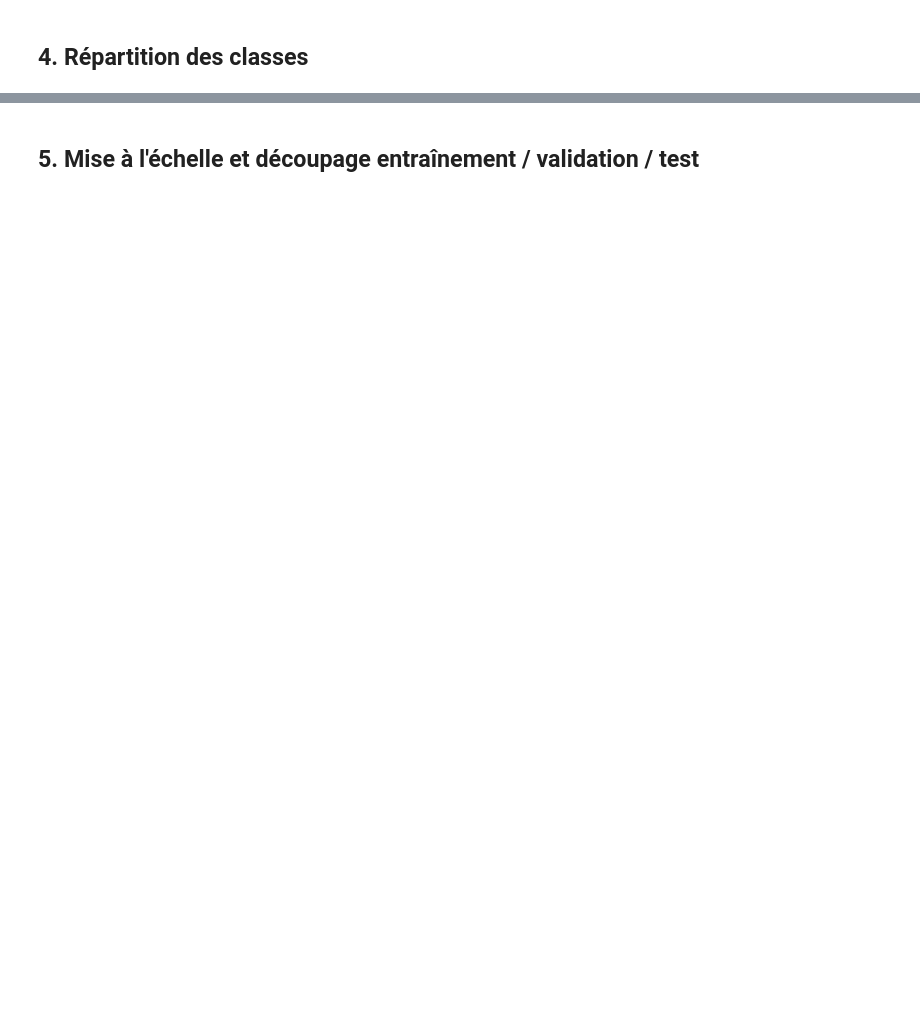
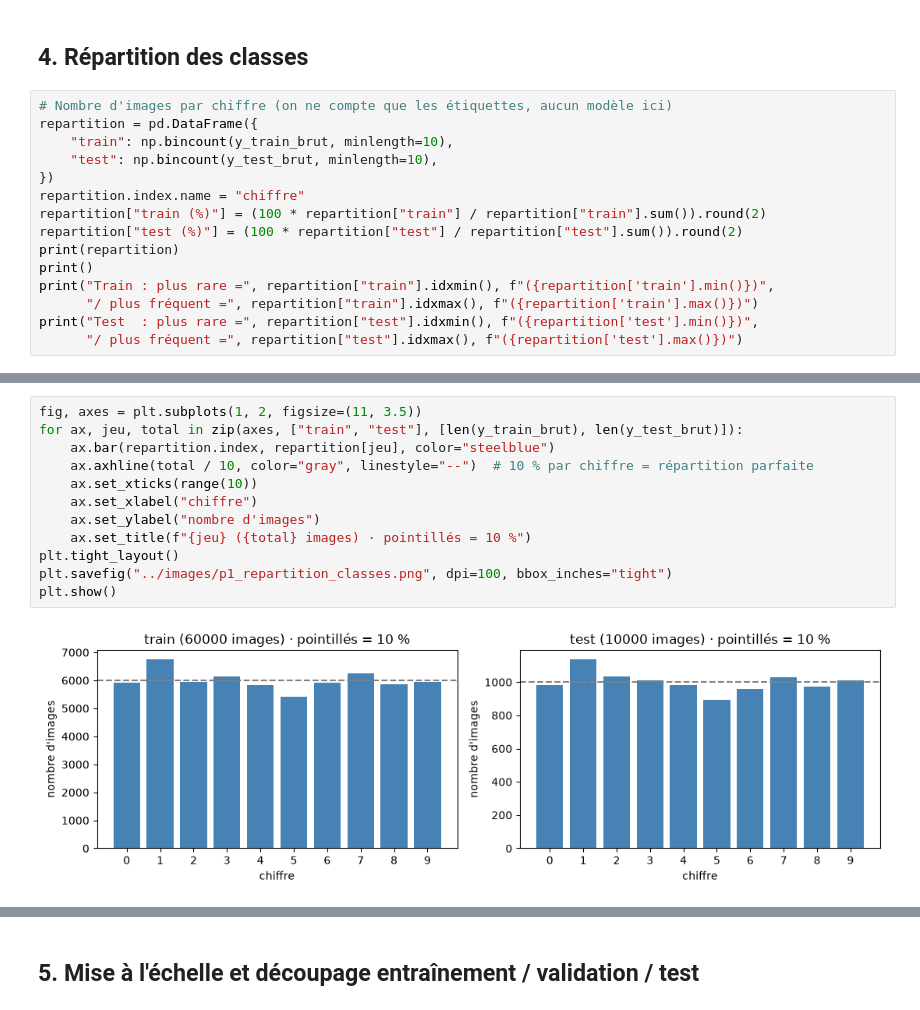
Before and after one commit to TheGoatLucien/handwritten_digits, a Jupyter notebook: notebooks/01_donnees_baseline.ipynb, the cells around one changed output, grey strips where cells are left out. Saved outputs shown, nothing was run; the diff lists cells and outputs as text; blank space fills up the shorter version.

```diff
--- a/notebooks/01_donnees_baseline.ipynb
+++ b/notebooks/01_donnees_baseline.ipynb
@@ -32,2 +84,17 @@ TensorFlow  : 2.21.0
 # %% [markdown]
 ## 4. Répartition des classes
+# %%
+# Nombre d'images par chiffre (on ne compte que les étiquettes, aucun modèle ici)
+repartition = pd.DataFrame({
+    "train": np.bincount(y_train_brut, minlength=10),
+    "test": np.bincount(y_test_brut, minlength=10),
+})
+repartition.index.name = "chiffre"
+repartition["train (%)"] = (100 * repartition["train"] / repartition["train"].sum()).round(2)
+repartition["test (%)"] = (100 * repartition["test"] / repartition["test"].sum()).round(2)
+print(repartition)
+print()
+print("Train : plus rare =", repartition["train"].idxmin(), f"({repartition['train'].min()})",
+      "/ plus fréquent =", repartition["train"].idxmax(), f"({repartition['train'].max()})")
+print("Test  : plus rare =", repartition["test"].idxmin(), f"({repartition['test'].min()})",
+      "/ plus fréquent =", repartition["test"].idxmax(), f"({repartition['test'].max()})")
@@ -33,0 +117,14 @@ TensorFlow  : 2.21.0
+# %%
+fig, axes = plt.subplots(1, 2, figsize=(11, 3.5))
+for ax, jeu, total in zip(axes, ["train", "test"], [len(y_train_brut), len(y_test_brut)]):
+    ax.bar(repartition.index, repartition[jeu], color="steelblue")
+    ax.axhline(total / 10, color="gray", linestyle="--")  # 10 % par chiffre = répartition parfaite
+    ax.set_xticks(range(10))
+    ax.set_xlabel("chiffre")
+    ax.set_ylabel("nombre d'images")
+    ax.set_title(f"{jeu} ({total} images) · pointillés = 10 %")
+plt.tight_layout()
+plt.savefig("../images/p1_repartition_classes.png", dpi=100, bbox_inches="tight")
+plt.show()
+# %% [output]
+[figure, added]
```
Also changed, not shown: parts of 12 cells of this notebook, 4 other files.
